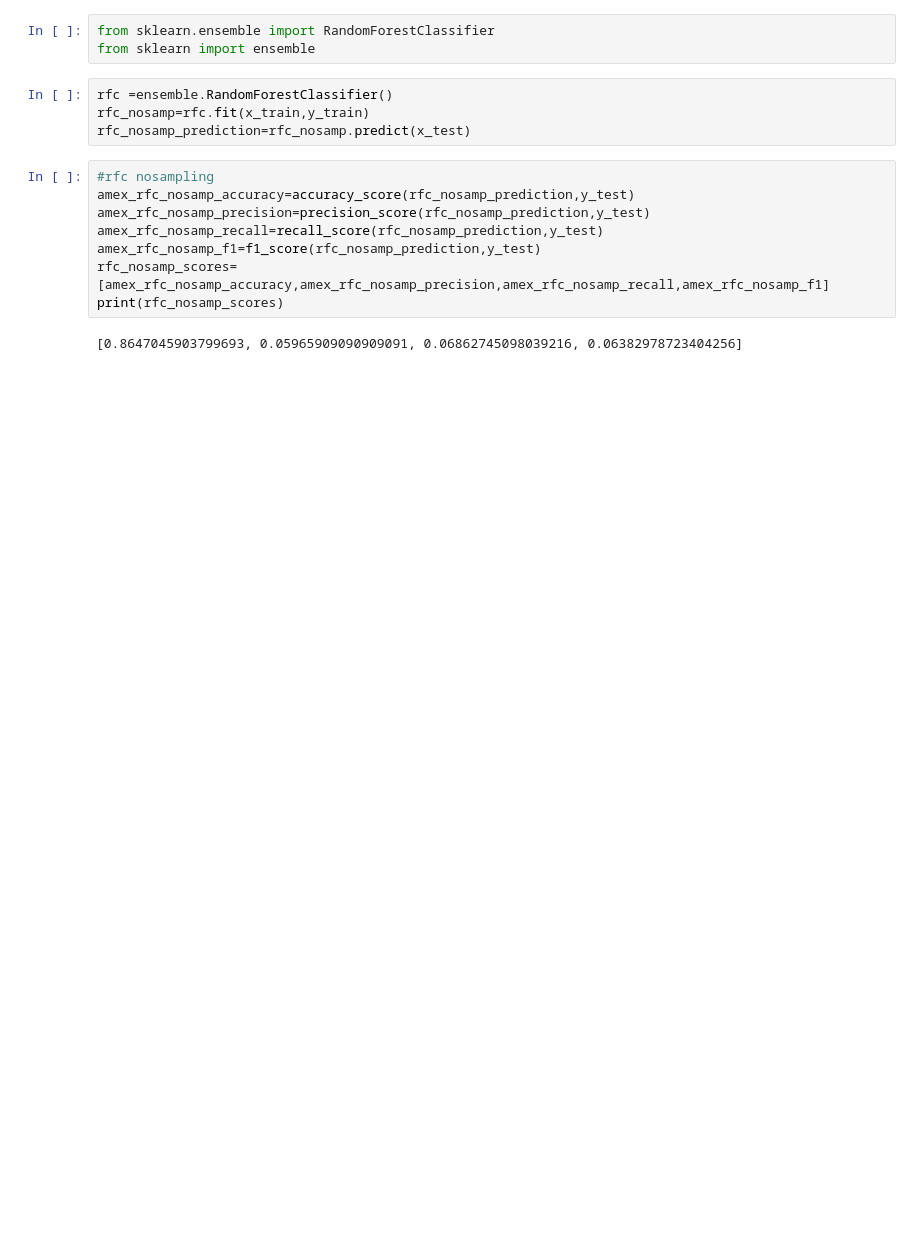
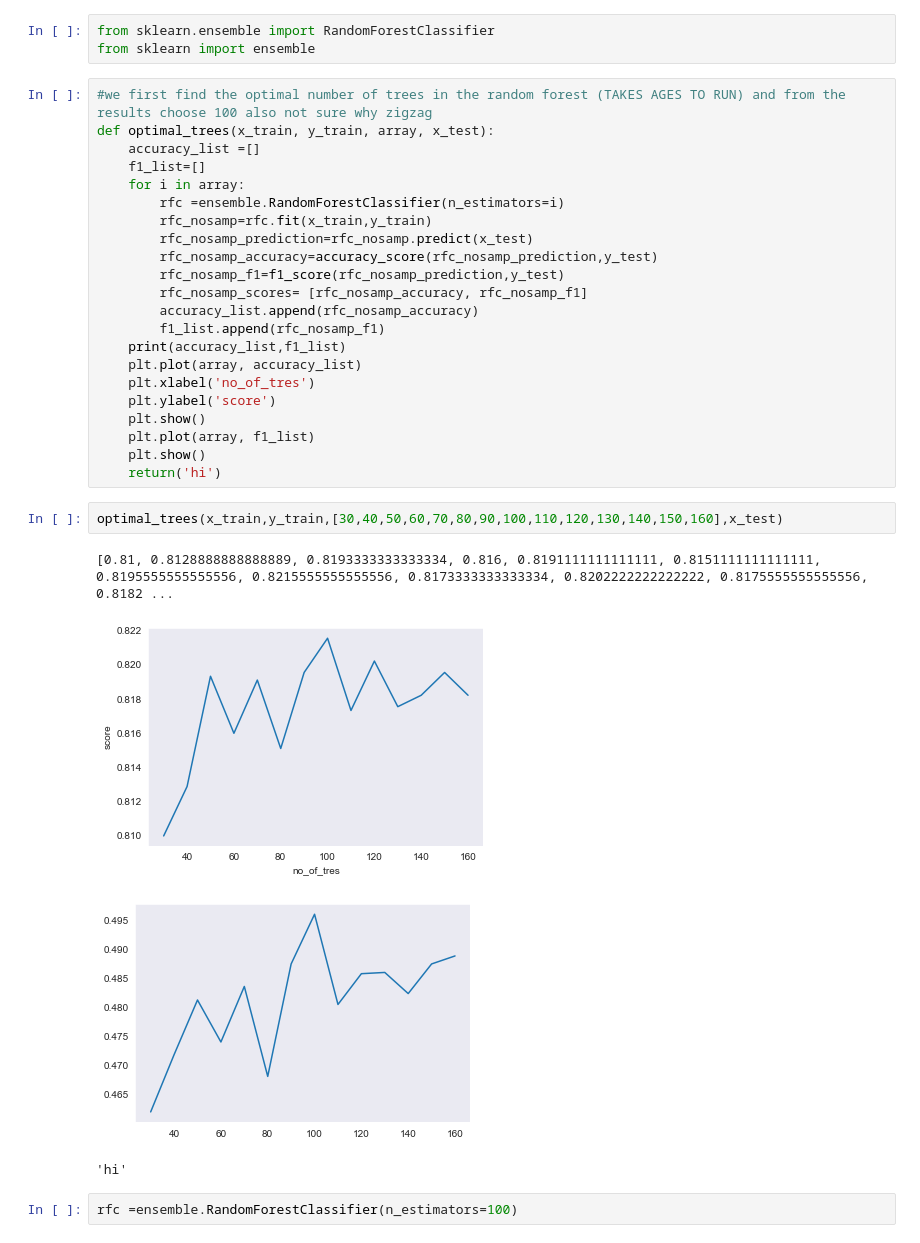
Before and after one commit to EMAT31530/ai-group-project-group-28, a Jupyter notebook: Random Forest Classifier.ipynb, the cells around one changed output. Saved outputs shown, nothing was run; the diff lists cells and outputs as text; blank space fills up the shorter version.

Commit message:
update with graphs
updated

```diff
--- a/Random Forest Classifier.ipynb
+++ b/Random Forest Classifier.ipynb
@@ -110,17 +99,34 @@ Testing target statistics: Counter({0: 4201, 1: 352})
 # %%
 from sklearn.ensemble import RandomForestClassifier
 from sklearn import ensemble
-# %%
-rfc =ensemble.RandomForestClassifier()
-rfc_nosamp=rfc.fit(x_train,y_train)
-rfc_nosamp_prediction=rfc_nosamp.predict(x_test)
-# %%
-#rfc nosampling
-amex_rfc_nosamp_accuracy=accuracy_score(rfc_nosamp_prediction,y_test)
-amex_rfc_nosamp_precision=precision_score(rfc_nosamp_prediction,y_test)
-amex_rfc_nosamp_recall=recall_score(rfc_nosamp_prediction,y_test)
-amex_rfc_nosamp_f1=f1_score(rfc_nosamp_prediction,y_test)
-rfc_nosamp_scores= [amex_rfc_nosamp_accuracy,amex_rfc_nosamp_precision,amex_rfc_nosamp_recall,amex_rfc_nosamp_f1]
-print(rfc_nosamp_scores)
-# %% [output]
-[0.8647045903799693, 0.05965909090909091, 0.06862745098039216, 0.06382978723404256]
+# %%
+#we first find the optimal number of trees in the random forest (TAKES AGES TO RUN) and from the results choose 100 also not sure why zigzag
+def optimal_trees(x_train, y_train, array, x_test):
+    accuracy_list =[]
+    f1_list=[]
+    for i in array:
+        rfc =ensemble.RandomForestClassifier(n_estimators=i)
+        rfc_nosamp=rfc.fit(x_train,y_train)
+        rfc_nosamp_prediction=rfc_nosamp.predict(x_test)
+        rfc_nosamp_accuracy=accuracy_score(rfc_nosamp_prediction,y_test)
+        rfc_nosamp_f1=f1_score(rfc_nosamp_prediction,y_test)
+        rfc_nosamp_scores= [rfc_nosamp_accuracy, rfc_nosamp_f1]
+        accuracy_list.append(rfc_nosamp_accuracy)
+        f1_list.append(rfc_nosamp_f1)
+    print(accuracy_list,f1_list)
+    plt.plot(array, accuracy_list)
+    plt.xlabel('no_of_tres')
+    plt.ylabel('score')
+    plt.show()
+    plt.plot(array, f1_list)
+    plt.show()
+    return('hi')
+# %%
+optimal_trees(x_train,y_train,[30,40,50,60,70,80,90,100,110,120,130,140,150,160],x_test)
+# %% [output]
+[0.81, 0.8128888888888889, 0.8193333333333334, 0.816, 0.8191111111111111, 0.8151111111111111, 0.8195555555555556, 0.8215555555555556, 0.8173333333333334, 0.8202222222222222, 0.8175555555555556, 0.8182 ...
+[figure, added]
+[figure, added]
+'hi'
+# %%
+rfc =ensemble.RandomForestClassifier(n_estimators=100)
```
Also changed, not shown: parts of 26 cells of this notebook.
